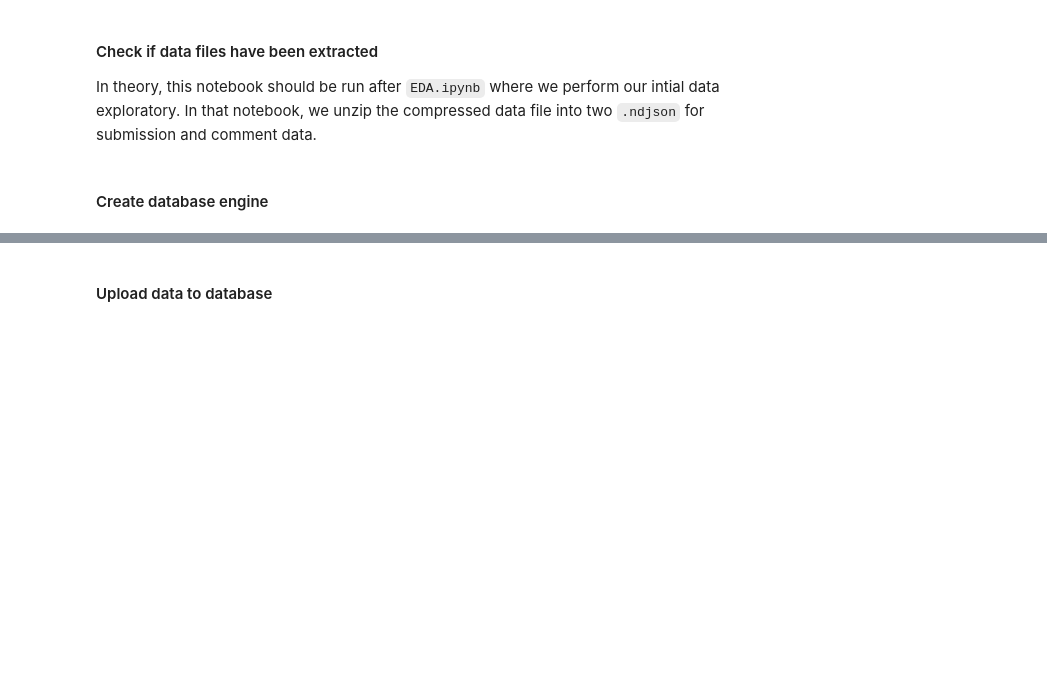
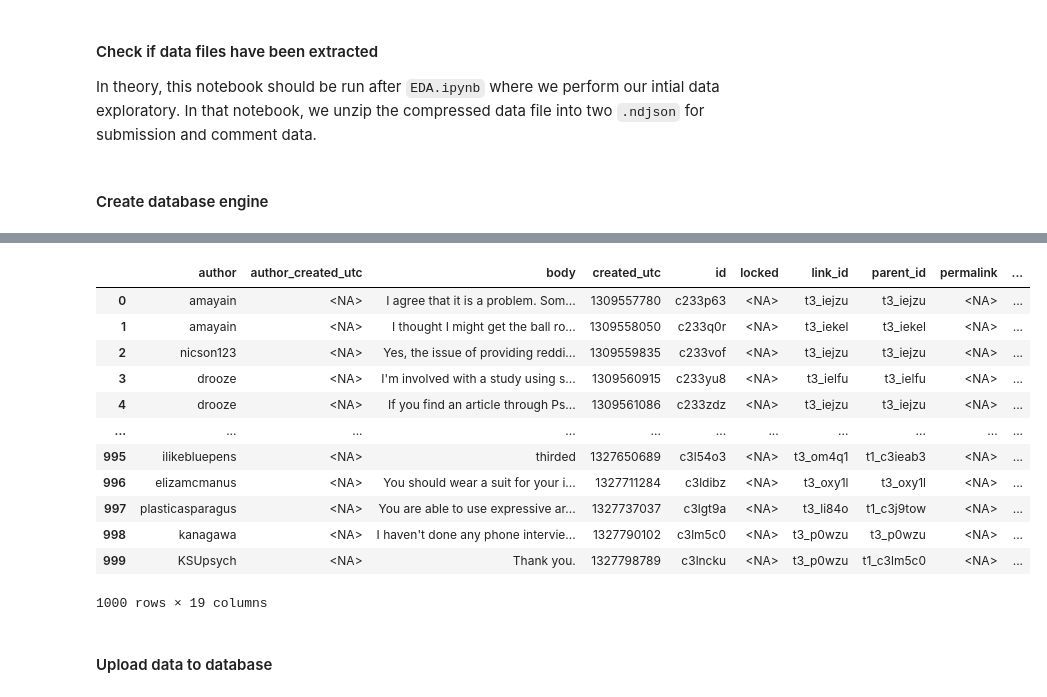
Before and after one commit to faithdennis/reddit-data-pipeline, a Jupyter notebook: code/db_upload.ipynb, the cells around one changed output, grey strips where cells are left out. Cells and saved outputs as stored; diff of their text form; code cells hidden in the pictures; blank space fills up the shorter version.

```diff
--- a/code/db_upload.ipynb
+++ b/code/db_upload.ipynb
@@ -82,3 +92,47 @@ db_engine = create_engine(db_url)
+# %%
+data_file = comments_data_path
+selected_columns = relevant_comment_columns
+with open(data_file, 'r') as f:
+        done = False
+        iter = 1
+        jsons = []
+        # 1000 lines at a time
+        for i in range(1000):
+            line = f.readline().strip()
+
+            # end of line is reached
+            if not line:
+                done = True
+                break
+
+            json_line = json.loads(line)
+            jsons.append(json_line)
+
+
+        df = pd.DataFrame(jsons)
+        # only select relevant columns
+        for col in selected_columns:
+            # NOTE: some json entries may not contain the selected column,
+            # we will that as NA
+            if col not in df.columns:
+                df[col] = pd.NA
+
+        df = df[selected_columns]
+df
+# %% [output]
+|  | author | author_created_utc | body | created_utc | id | locked | link_id | parent_id | permalink | ... |
+| 0 | amayain | <NA> | I agree that it is a problem. Som... | 1309557780 | c233p63 | <NA> | t3_iejzu | t3_iejzu | <NA> | ... |
+| 1 | amayain | <NA> | I thought I might get the ball ro... | 1309558050 | c233q0r | <NA> | t3_iekel | t3_iekel | <NA> | ... |
+| 2 | nicson123 | <NA> | Yes, the issue of providing reddi... | 1309559835 | c233vof | <NA> | t3_iejzu | t3_iejzu | <NA> | ... |
+| 3 | drooze | <NA> | I'm involved with a study using s... | 1309560915 | c233yu8 | <NA> | t3_ielfu | t3_ielfu | <NA> | ... |
+| 4 | drooze | <NA> | If you find an article through Ps... | 1309561086 | c233zdz | <NA> | t3_iejzu | t3_iejzu | <NA> | ... |
+| ... | ... | ... | ... | ... | ... | ... | ... | ... | ... | ... |
+| 995 | ilikebluepens | <NA> | thirded | 1327650689 | c3l54o3 | <NA> | t3_om4q1 | t1_c3ieab3 | <NA> | ... |
+| 996 | elizamcmanus | <NA> | You should wear a suit for your i... | 1327711284 | c3ldibz | <NA> | t3_oxy1l | t3_oxy1l | <NA> | ... |
+| 997 | plasticasparagus | <NA> | You are able to use expressive ar... | 1327737037 | c3lgt9a | <NA> | t3_li84o | t1_c3j9tow | <NA> | ... |
+| 998 | kanagawa | <NA> | I haven't done any phone intervie... | 1327790102 | c3lm5c0 | <NA> | t3_p0wzu | t3_p0wzu | <NA> | ... |
+| 999 | KSUpsych | <NA> | Thank you. | 1327798789 | c3lncku | <NA> | t3_p0wzu | t1_c3lm5c0 | <NA> | ... |
+1000 rows × 19 columns
 # %% [markdown]
 #### Upload data to database
 # %% [markdown]
```
Also changed, not shown: parts of 20 cells of this notebook.
